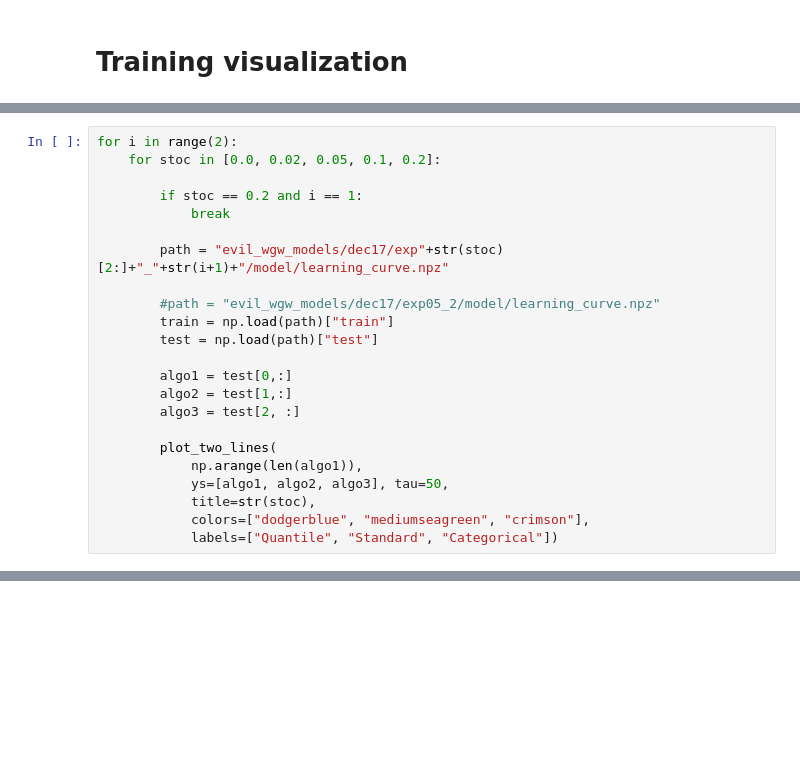
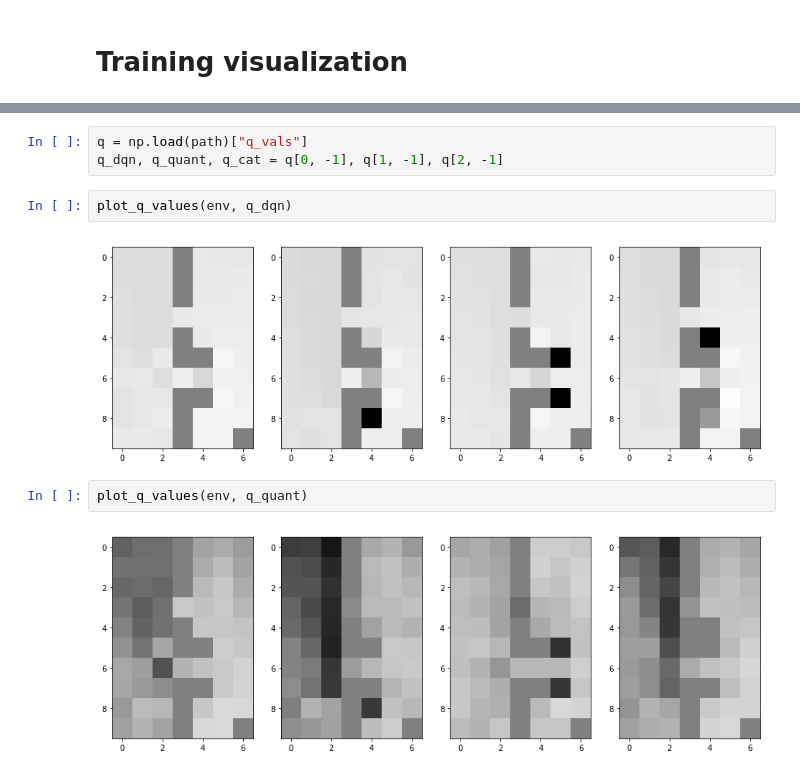
Before and after one commit to AlexGrinch/tensor_train_control, a Jupyter notebook: distributional/evil_wgw_plots.ipynb, the cells around one changed output, grey strips where cells are left out. Saved outputs shown, nothing was run; the diff lists cells and outputs as text; blank space fills up the shorter version.

```diff
--- a/distributional/evil_wgw_plots.ipynb
+++ b/distributional/evil_wgw_plots.ipynb
@@ -60,23 +63,0 @@ plot_two_lines(
-# %%
-for i in range(2):
-    for stoc in [0.0, 0.02, 0.05, 0.1, 0.2]:
-
-        if stoc == 0.2 and i == 1:
-            break
-
-        path = "evil_wgw_models/dec17/exp"+str(stoc)[2:]+"_"+str(i+1)+"/model/learning_curve.npz"
-
-        #path = "evil_wgw_models/dec17/exp05_2/model/learning_curve.npz"
-        train = np.load(path)["train"]
-        test = np.load(path)["test"]
-
-        algo1 = test[0,:]
-        algo2 = test[1,:]
-        algo3 = test[2, :]
-
-        plot_two_lines(
-            np.arange(len(algo1)),
-            ys=[algo1, algo2, algo3], tau=50,
-            title=str(stoc),
-            colors=["dodgerblue", "mediumseagreen", "crimson"],
-            labels=["Quantile", "Standard", "Categorical"])
@@ -92,0 +64,11 @@ for i in range(2):
+# %%
+q = np.load(path)["q_vals"]
+q_dqn, q_quant, q_cat = q[0, -1], q[1, -1], q[2, -1]
+# %%
+plot_q_values(env, q_dqn)
+# %% [output]
+[figure, added]
+# %%
+plot_q_values(env, q_quant)
+# %% [output]
+[figure, added]
```
Also changed, not shown: parts of 9 cells of this notebook, 2 other files.
